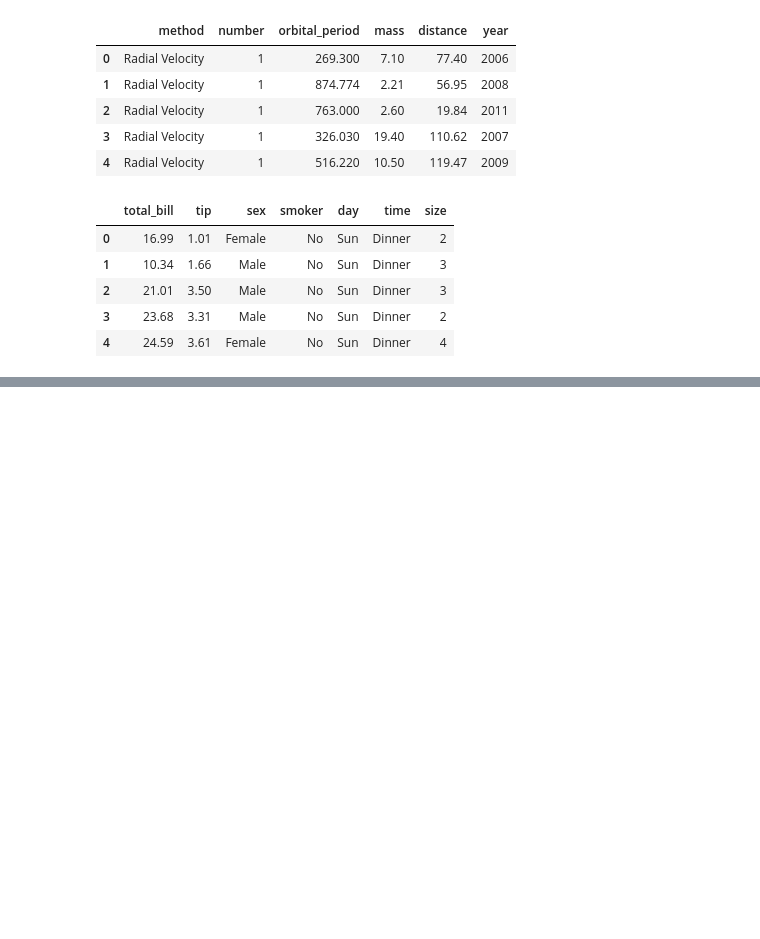
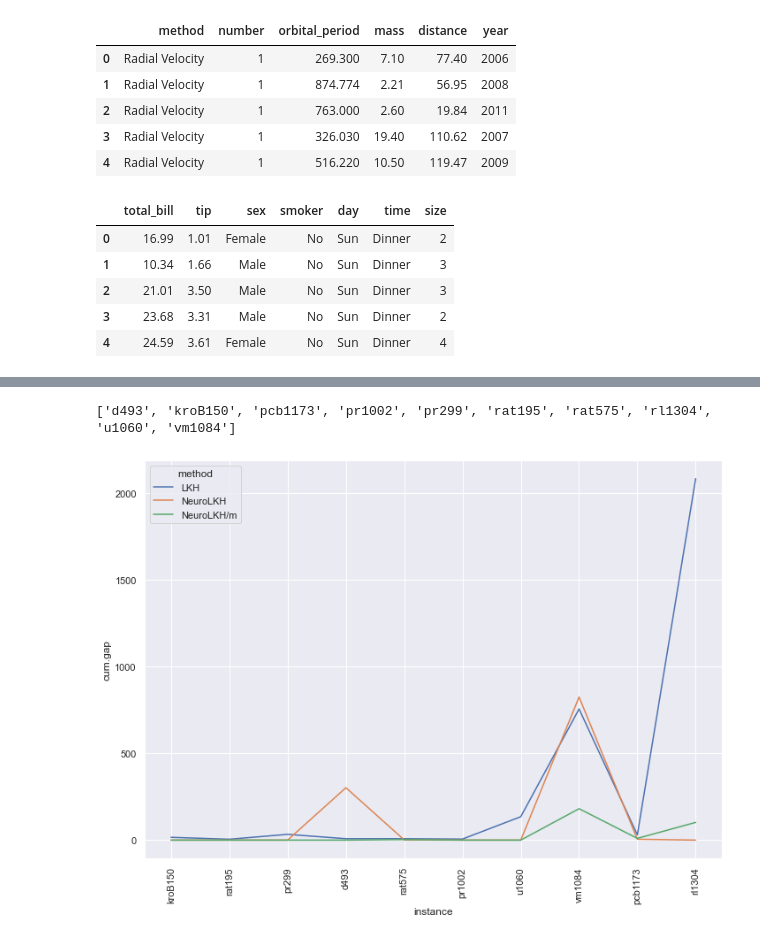
Before and after one commit to ViniciusBloise/NeuroLKH, a Jupyter notebook: play_stats.ipynb, the cells around one changed output, grey strips where cells are left out. Cells and saved outputs as stored; diff of their text form; code cells hidden in the pictures; blank space fills up the shorter version.

Commit message:
Graphs with NeuroLKH

```diff
--- a/play_stats.ipynb
+++ b/play_stats.ipynb
@@ -120,0 +209,7 @@ tips.head()
+# %%
+df['cum.gap'] = (df['avg'] - df['best']) * 10
+
+df2 = df.groupby('instance').sum()
+df2.sort_values('cum.gap', ascending=True)
+#df2.apply(lambda x: x.sort_values('avg', ascending=True))
+df2
@@ -120,0 +229,19 @@ tips.head()
+# %%
+col_order = df2.index.values.tolist()
+
+df['col.order'] = df['instance'].apply(lambda x: col_order.index(x))
+#df.sort_values('col.order', ascending=True)
+print(col_order)
+# %% [output]
+['d493', 'kroB150', 'pcb1173', 'pr1002', 'pr299', 'rat195', 'rat575', 'rl1304', 'u1060', 'vm1084']
+# %%
+locs, labels = plt.xticks()
+plt.setp(labels, rotation=90)
+
+
+
+sns.set(rc={'figure.figsize':(11.7,8.27)})
+g = sns.lineplot(data=df, x='instance', y='cum.gap', hue='method', sort=False)
+#g.set(yscale='log')
+# %% [output]
+[figure, added]
```
Also changed, not shown: parts of 3 cells of this notebook, 1 other file.
